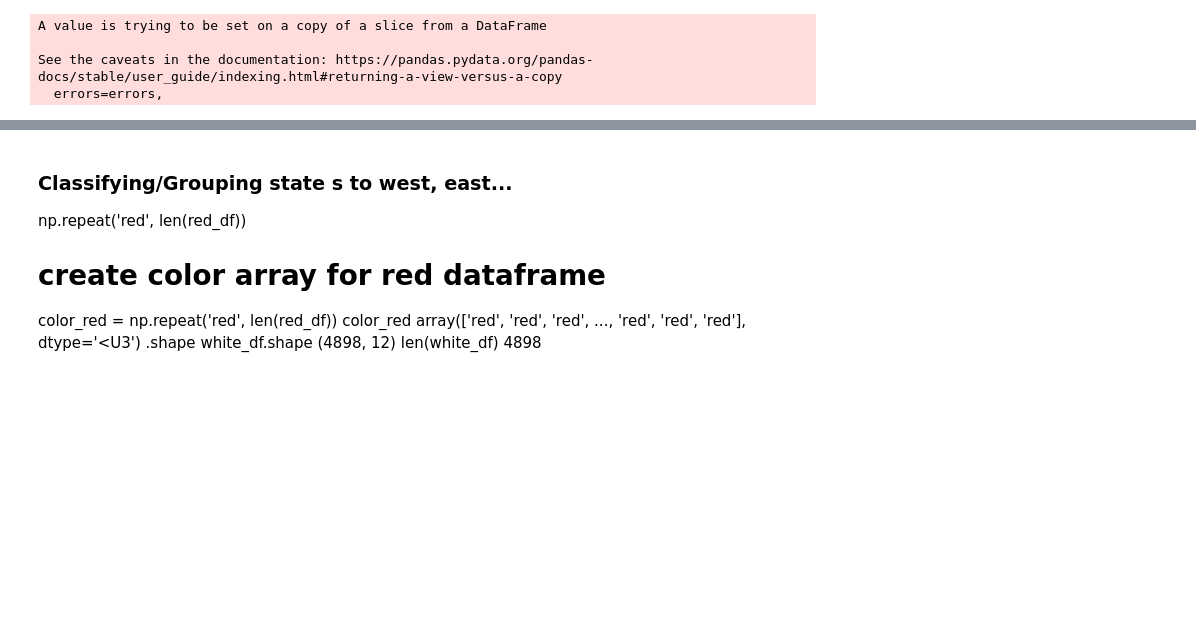
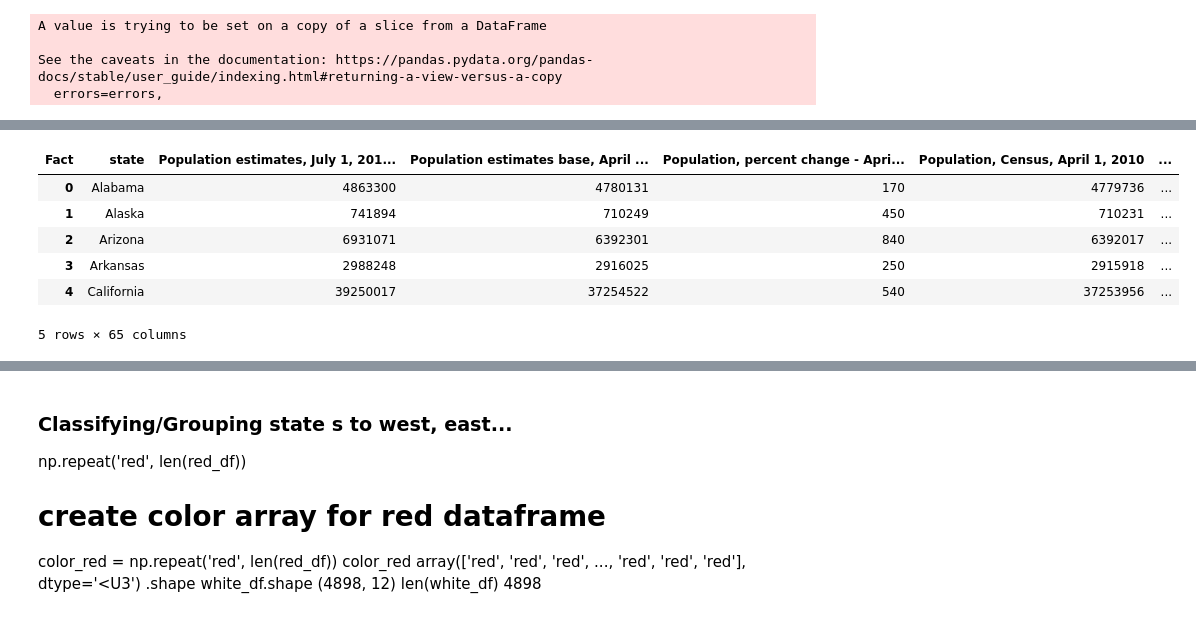
Before and after one commit to Rvd001/ALX, a Jupyter notebook: data-analysis-project-1.ipynb, the cells around one changed output, grey strips where cells are left out. Saved outputs shown, nothing was run; the diff lists cells and outputs as text; code cells hidden in the pictures; blank space fills up the shorter version.

```diff
--- a/data-analysis-project-1.ipynb
+++ b/data-analysis-project-1.ipynb
@@ -500,0 +966,4 @@ Index(['Population estimates, July 1, 2016,  (V2016)',
+# %%
+in_usd
+for i in in_usd:
+    us_census[i] = us_census[i].str.replace( "$", "")
@@ -500,0 +998,3 @@ Index(['Population estimates, July 1, 2016,  (V2016)',
+# %%
+new_test = us_census.copy()
+new_test.head(3)
@@ -500,0 +1007,4 @@ Index(['Population estimates, July 1, 2016,  (V2016)',
+# %%
+import re
+for c in to_float:
+    new_test[c] = new_test[c].apply(lambda x: re.sub("\D", "", x))
@@ -500,0 +1035,13 @@ Index(['Population estimates, July 1, 2016,  (V2016)',
+# %%
+for c in to_float:
+    new_test[c] = pd.to_numeric(new_test[c], errors = 'ignore')
+# %%
+new_test.head()
+# %% [output]
+| Fact | state | Population estimates, July 1, 201... | Population estimates base, April ... | Population, percent change - Apri... | Population, Census, April 1, 2010 | ... |
+| 0 | Alabama | 4863300 | 4780131 | 170 | 4779736 | ... |
+| 1 | Alaska | 741894 | 710249 | 450 | 710231 | ... |
+| 2 | Arizona | 6931071 | 6392301 | 840 | 6392017 | ... |
+| 3 | Arkansas | 2988248 | 2916025 | 250 | 2915918 | ... |
+| 4 | California | 39250017 | 37254522 | 540 | 37253956 | ... |
+5 rows × 65 columns
```
Also changed, not shown: parts of 68 cells of this notebook.
